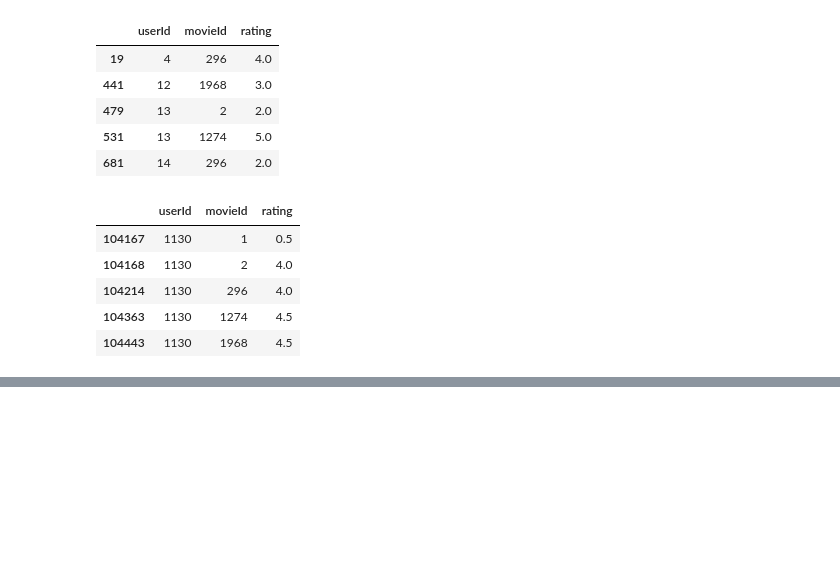
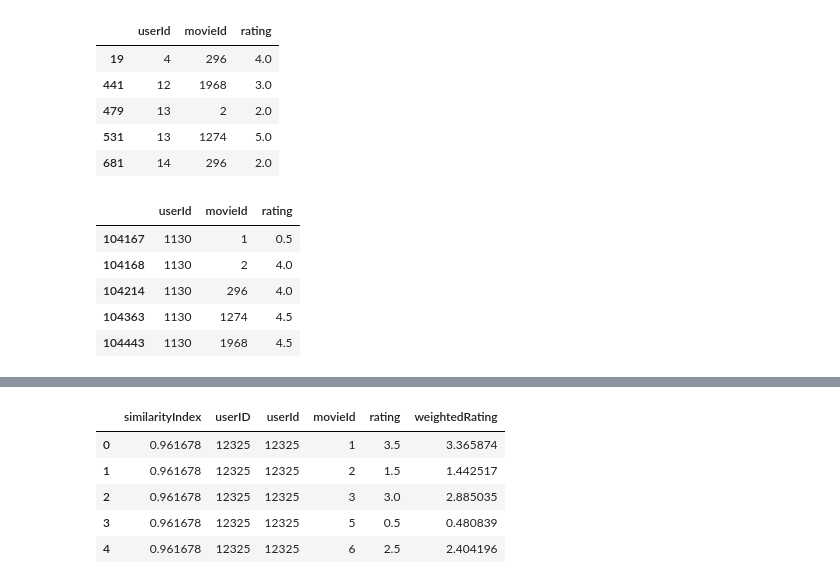
Before and after one commit to HarshitDawar55/Machine_And_Deep_Learning, a Jupyter notebook: Projects/Machine_Learning_Projects/Collaborative Filtering/User-based-Collaborative-Filtering.ipynb, the cells around one changed output, grey strips where cells are left out. Drawn from its saved outputs; the diff is of its cells as text; code cells hidden in the pictures; blank space fills up the shorter version.

```diff
--- a/Projects/Machine_Learning_Projects/Collaborative Filtering/User-based-Collaborative-Filtering.ipynb
+++ b/Projects/Machine_Learning_Projects/Collaborative Filtering/User-based-Collaborative-Filtering.ipynb
@@ -177,0 +258,3 @@ grouped_users_subset.get_group(1130)
+# %%
+# Here orient is set to index, so that the keys of the dictionary become rows of the dataframe
+pearsonDF = pd.DataFrame.from_dict(Pearson_Correlation_Dict, orient='index', columns = ["similarityIndex"])
@@ -177,0 +270,3 @@ grouped_users_subset.get_group(1130)
+# %%
+pearsonDF["userID"] = pearsonDF.index
+pearsonDF.index = range(pearsonDF.shape[0])
@@ -177,0 +282,3 @@ grouped_users_subset.get_group(1130)
+# %%
+topUsers = pearsonDF.sort_values(by='similarityIndex', ascending=False)[0:50]
+topUsers.head()
@@ -177,0 +292,3 @@ grouped_users_subset.get_group(1130)
+# %%
+topUsersRating = topUsers.merge(ratings, left_on='userID', right_on='userId', how='inner')
+topUsersRating.head()
@@ -177,0 +302,11 @@ grouped_users_subset.get_group(1130)
+# %%
+#Multiplies the similarity by the user's ratings
+topUsersRating['weightedRating'] = topUsersRating['similarityIndex']*topUsersRating['rating']
+topUsersRating.head()
+# %% [output]
+|  | similarityIndex | userID | userId | movieId | rating | weightedRating |
+| 0 | 0.961678 | 12325 | 12325 | 1 | 3.5 | 3.365874 |
+| 1 | 0.961678 | 12325 | 12325 | 2 | 1.5 | 1.442517 |
+| 2 | 0.961678 | 12325 | 12325 | 3 | 3.0 | 2.885035 |
+| 3 | 0.961678 | 12325 | 12325 | 5 | 0.5 | 0.480839 |
+| 4 | 0.961678 | 12325 | 12325 | 6 | 2.5 | 2.404196 |
```
Also changed, not shown: parts of 15 cells of this notebook.
